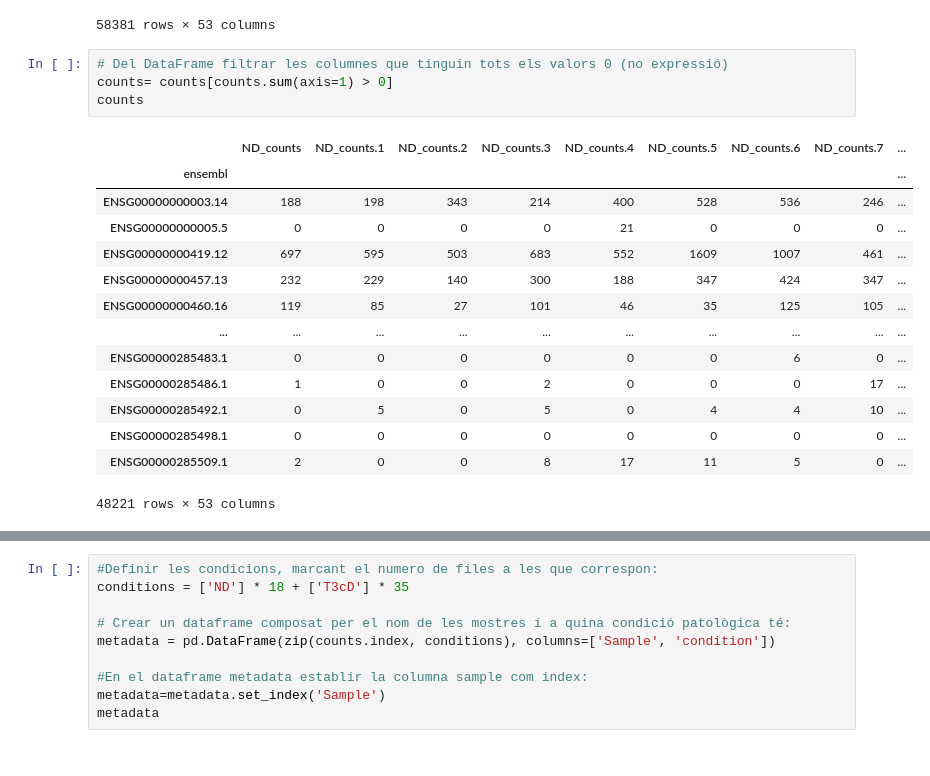
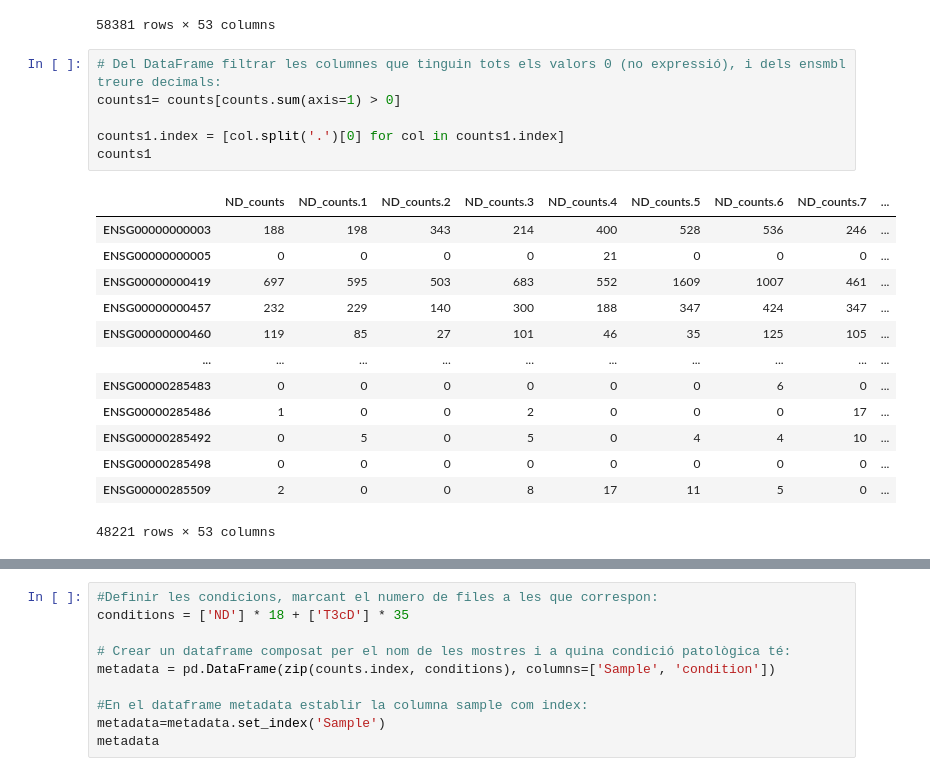
Before and after one commit to NoeGrageraJimenez/TFG, a Jupyter notebook: Islets study/Expressió genètica/DEG T3cD vs ND.ipynb, the cells around one changed output, grey strips where cells are left out. Saved outputs shown, nothing was run; the diff lists cells and outputs as text.

```diff
--- a/Islets study/Expressió genètica/DEG T3cD vs ND.ipynb
+++ b/Islets study/Expressió genètica/DEG T3cD vs ND.ipynb
@@ -27,23 +27,24 @@ counts
 | ENSG00000285513.1 | 0 | 0 | 0 | 0 | 0 | 0 | 0 | 0 | ... |
 58381 rows × 53 columns
 # %%
-# Del DataFrame filtrar les columnes que tinguin tots els valors 0 (no expressió)
-counts= counts[counts.sum(axis=1) > 0]
-counts
+# Del DataFrame filtrar les columnes que tinguin tots els valors 0 (no expressió), i dels ensmbl treure decimals:
+counts1= counts[counts.sum(axis=1) > 0]
+
+counts1.index = [col.split('.')[0] for col in counts1.index]
+counts1
 # %% [output]
 |  | ND_counts | ND_counts.1 | ND_counts.2 | ND_counts.3 | ND_counts.4 | ND_counts.5 | ND_counts.6 | ND_counts.7 | ... |
-| ensembl |  |  |  |  |  |  |  |  | ... |
-| ENSG00000000003.14 | 188 | 198 | 343 | 214 | 400 | 528 | 536 | 246 | ... |
-| ENSG00000000005.5 | 0 | 0 | 0 | 0 | 21 | 0 | 0 | 0 | ... |
-| ENSG00000000419.12 | 697 | 595 | 503 | 683 | 552 | 1609 | 1007 | 461 | ... |
-| ENSG00000000457.13 | 232 | 229 | 140 | 300 | 188 | 347 | 424 | 347 | ... |
-| ENSG00000000460.16 | 119 | 85 | 27 | 101 | 46 | 35 | 125 | 105 | ... |
+| ENSG00000000003 | 188 | 198 | 343 | 214 | 400 | 528 | 536 | 246 | ... |
+| ENSG00000000005 | 0 | 0 | 0 | 0 | 21 | 0 | 0 | 0 | ... |
+| ENSG00000000419 | 697 | 595 | 503 | 683 | 552 | 1609 | 1007 | 461 | ... |
+| ENSG00000000457 | 232 | 229 | 140 | 300 | 188 | 347 | 424 | 347 | ... |
+| ENSG00000000460 | 119 | 85 | 27 | 101 | 46 | 35 | 125 | 105 | ... |
 | ... | ... | ... | ... | ... | ... | ... | ... | ... | ... |
-| ENSG00000285483.1 | 0 | 0 | 0 | 0 | 0 | 0 | 6 | 0 | ... |
-| ENSG00000285486.1 | 1 | 0 | 0 | 2 | 0 | 0 | 0 | 17 | ... |
-| ENSG00000285492.1 | 0 | 5 | 0 | 5 | 0 | 4 | 4 | 10 | ... |
-| ENSG00000285498.1 | 0 | 0 | 0 | 0 | 0 | 0 | 0 | 0 | ... |
-| ENSG00000285509.1 | 2 | 0 | 0 | 8 | 17 | 11 | 5 | 0 | ... |
+| ENSG00000285483 | 0 | 0 | 0 | 0 | 0 | 0 | 6 | 0 | ... |
+| ENSG00000285486 | 1 | 0 | 0 | 2 | 0 | 0 | 0 | 17 | ... |
+| ENSG00000285492 | 0 | 5 | 0 | 5 | 0 | 4 | 4 | 10 | ... |
+| ENSG00000285498 | 0 | 0 | 0 | 0 | 0 | 0 | 0 | 0 | ... |
+| ENSG00000285509 | 2 | 0 | 0 | 8 | 17 | 11 | 5 | 0 | ... |
 48221 rows × 53 columns
 # %%
 #Transposar DataFrame:
```
Also changed, not shown: parts of 50 cells of this notebook, 4 other files.
